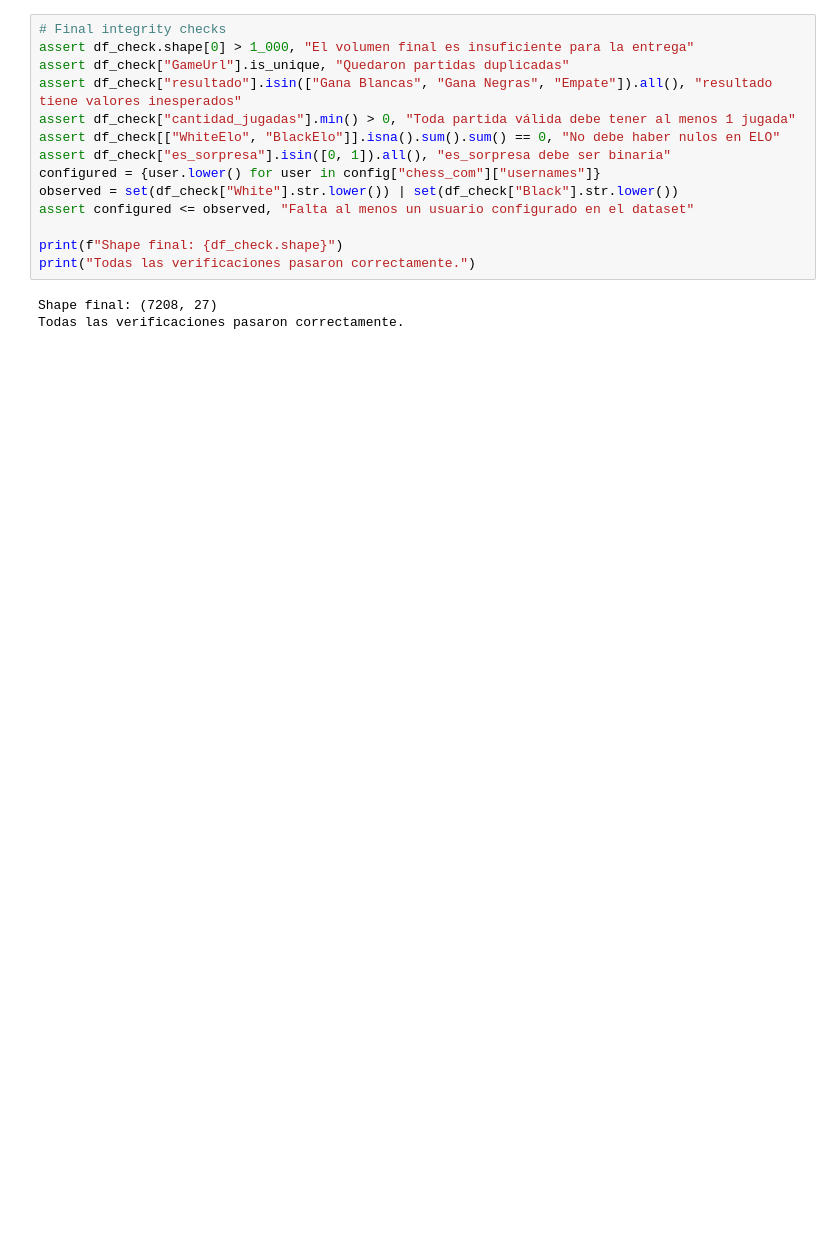
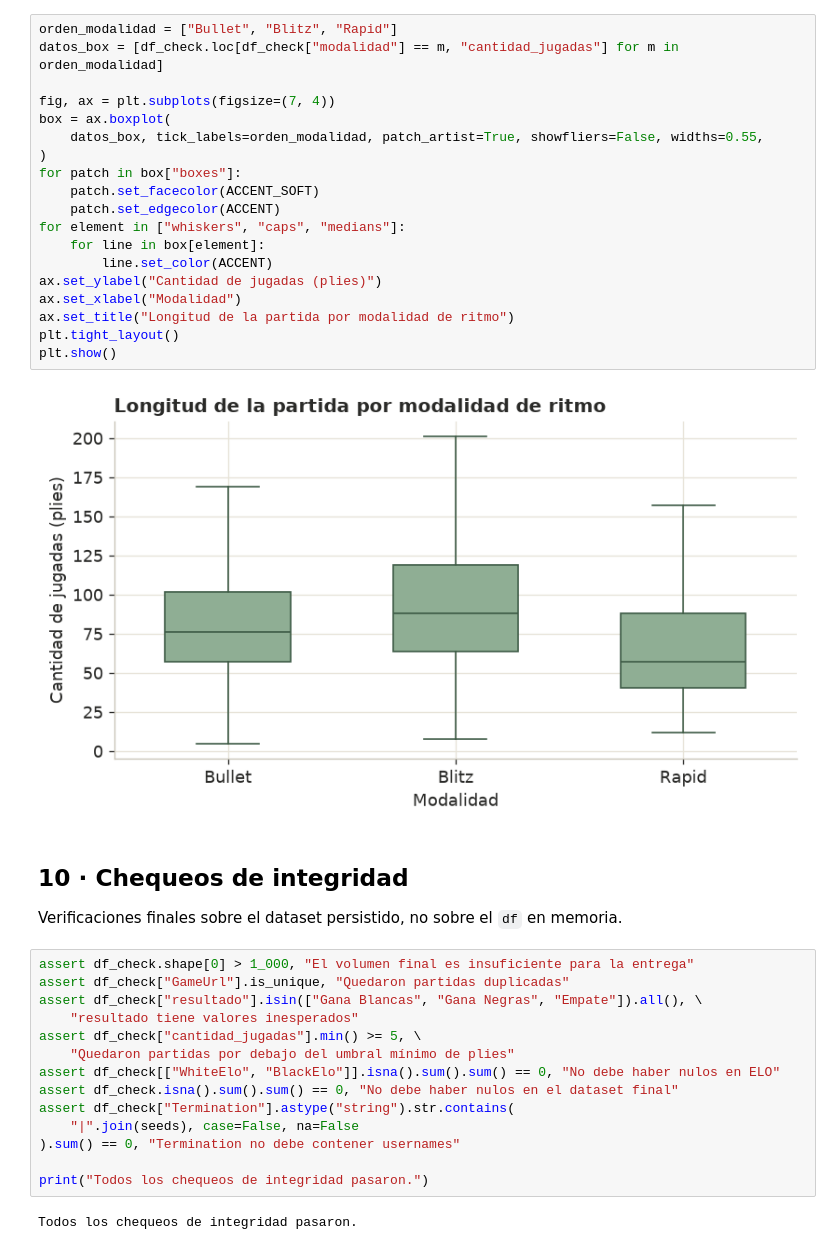
Before and after one commit to BautistaAlosMartorell/chess-outcome-prediction, a Jupyter notebook: notebooks/01_data_ingestion_verification.ipynb, the cells around one changed output. Saved outputs shown, nothing was run; the diff lists cells and outputs as text; blank space fills up the shorter version.

```diff
--- a/notebooks/01_data_ingestion_verification.ipynb
+++ b/notebooks/01_data_ingestion_verification.ipynb
@@ -254,17 +367,41 @@ plt.show()
+# %%
+orden_modalidad = ["Bullet", "Blitz", "Rapid"]
+datos_box = [df_check.loc[df_check["modalidad"] == m, "cantidad_jugadas"] for m in orden_modalidad]
+
+fig, ax = plt.subplots(figsize=(7, 4))
+box = ax.boxplot(
+    datos_box, tick_labels=orden_modalidad, patch_artist=True, showfliers=False, widths=0.55,
+)
+for patch in box["boxes"]:
+    patch.set_facecolor(ACCENT_SOFT)
+    patch.set_edgecolor(ACCENT)
+for element in ["whiskers", "caps", "medians"]:
+    for line in box[element]:
+        line.set_color(ACCENT)
+ax.set_ylabel("Cantidad de jugadas (plies)")
+ax.set_xlabel("Modalidad")
+ax.set_title("Longitud de la partida por modalidad de ritmo")
+plt.tight_layout()
+plt.show()
+# %% [output]
+[figure, added]
+# %% [markdown]
+## 10 · Chequeos de integridad
+
+Verificaciones finales sobre el dataset persistido, no sobre el `df` en memoria.
 # %%
-# Final integrity checks
 assert df_check.shape[0] > 1_000, "El volumen final es insuficiente para la entrega"
 assert df_check["GameUrl"].is_unique, "Quedaron partidas duplicadas"
-assert df_check["resultado"].isin(["Gana Blancas", "Gana Negras", "Empate"]).all(), "resultado tiene valores inesperados"
-assert df_check["cantidad_jugadas"].min() > 0, "Toda partida válida debe tener al menos 1 jugada"
+assert df_check["resultado"].isin(["Gana Blancas", "Gana Negras", "Empate"]).all(), \
+    "resultado tiene valores inesperados"
+assert df_check["cantidad_jugadas"].min() >= 5, \
+    "Quedaron partidas por debajo del umbral mínimo de plies"
 assert df_check[["WhiteElo", "BlackElo"]].isna().sum().sum() == 0, "No debe haber nulos en ELO"
-assert df_check["es_sorpresa"].isin([0, 1]).all(), "es_sorpresa debe ser binaria"
-configured = {user.lower() for user in config["chess_com"]["usernames"]}
-observed = set(df_check["White"].str.lower()) | set(df_check["Black"].str.lower())
-assert configured <= observed, "Falta al menos un usuario configurado en el dataset"
+assert df_check.isna().sum().sum() == 0, "No debe haber nulos en el dataset final"
+assert df_check["Termination"].astype("string").str.contains(
+    "|".join(seeds), case=False, na=False
+).sum() == 0, "Termination no debe contener usernames"
 
-print(f"Shape final: {df_check.shape}")
-print("Todas las verificaciones pasaron correctamente.")
+print("Todos los chequeos de integridad pasaron.")
 # %% [output]
-Shape final: (7208, 27)
-Todas las verificaciones pasaron correctamente.
+Todos los chequeos de integridad pasaron.
```
Also changed, not shown: parts of 34 cells of this notebook, 5 other files.
